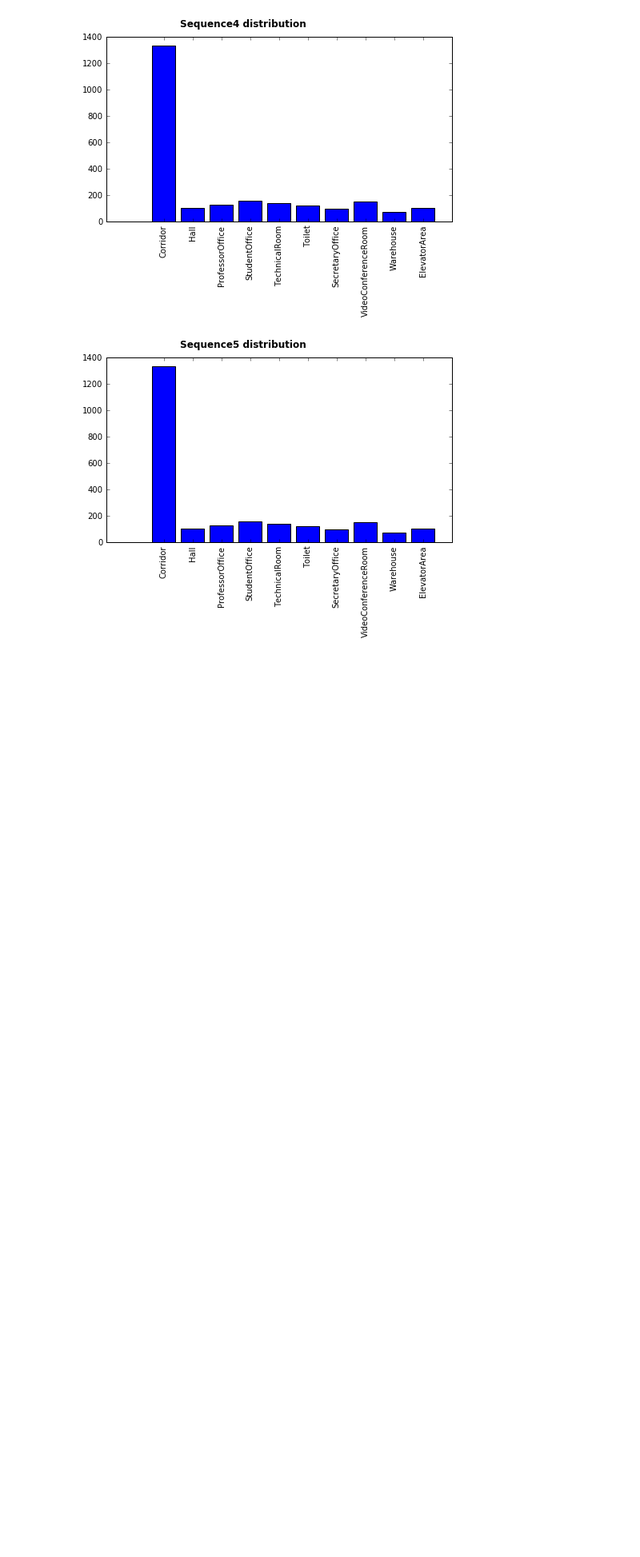
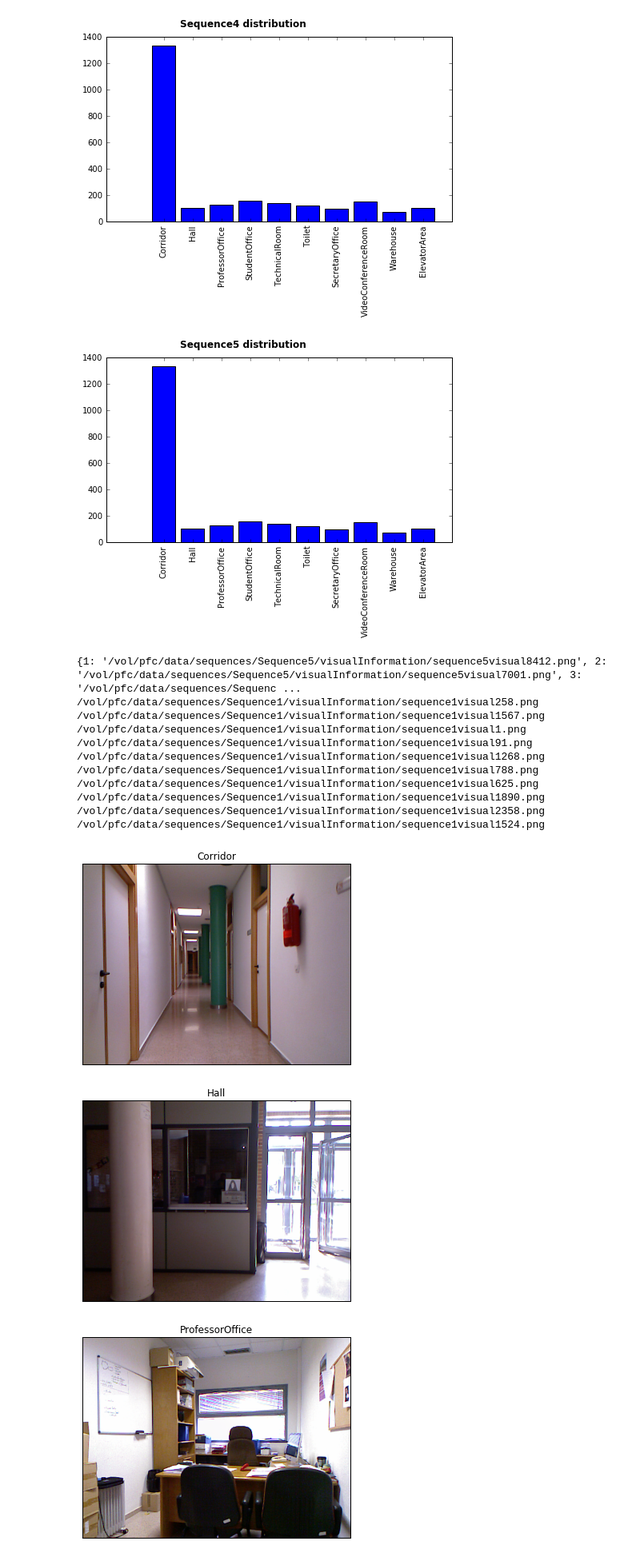
Before and after one commit to q3luis/pfc, a Jupyter notebook: notebooks/Vidrilo Statist.ipynb, the cells around one changed output. Shown at 80% size. Saved outputs shown, nothing was run; the diff lists cells and outputs as text; code cells hidden in the pictures; blank space fills up the shorter version.

```diff
--- a/notebooks/Vidrilo Statist.ipynb
+++ b/notebooks/Vidrilo Statist.ipynb
@@ -64,3 +64,62 @@ for seq in secuences:
 [figure]
 [figure]
 [figure]
+# %%
+path="/vol/pfc/data/datasets/Sequence5"
+
+d = dict()
+
+for i in smpl._load_file(path):
+
+    if i[1] not in d:
+        d[int(i[1])]=i[0]
+
+print d
+#od = collections.OrderedDict(sorted(d.items()))
+#print od
+#data=[int(i[1]) for i in smpl._load_file(path)]
+
+import matplotlib.image as mpimg
+
+d=["/vol/pfc/data/sequences/Sequence1/visualInformation/sequence1visual258.png",
+ "/vol/pfc/data/sequences/Sequence1/visualInformation/sequence1visual1567.png",
+  "/vol/pfc/data/sequences/Sequence1/visualInformation/sequence1visual1.png",
+  "/vol/pfc/data/sequences/Sequence1/visualInformation/sequence1visual91.png",
+  "/vol/pfc/data/sequences/Sequence1/visualInformation/sequence1visual1268.png",
+  "/vol/pfc/data/sequences/Sequence1/visualInformation/sequence1visual788.png",
+  "/vol/pfc/data/sequences/Sequence1/visualInformation/sequence1visual625.png",
+  "/vol/pfc/data/sequences/Sequence1/visualInformation/sequence1visual1890.png",
+  "/vol/pfc/data/sequences/Sequence1/visualInformation/sequence1visual2358.png",
+  "/vol/pfc/data/sequences/Sequence1/visualInformation/sequence1visual1524.png"]
+#  3
+#   4
+#  5
+#  6
+#  7
+#  8
+#  9
+#  10
+#/vol/pfc/data/sequences/Sequence1/visualInformation/sequence1visual1885.png
+for i in range(0,len(d)):
+    fig =plt.figure(figsize=(6,6 ))
+    print d[i]
+    image = mpimg.imread(d[i])
+    fig=plt.imshow(image)
+    plt.title(class_labels[i])
+    fig.axes.get_xaxis().set_visible(False)
+    fig.axes.get_yaxis().set_visible(False)
+# %% [output]
+{1: '/vol/pfc/data/sequences/Sequence5/visualInformation/sequence5visual8412.png', 2: '/vol/pfc/data/sequences/Sequence5/visualInformation/sequence5visual7001.png', 3: '/vol/pfc/data/sequences/Sequenc ...
+/vol/pfc/data/sequences/Sequence1/visualInformation/sequence1visual258.png
+/vol/pfc/data/sequences/Sequence1/visualInformation/sequence1visual1567.png
+/vol/pfc/data/sequences/Sequence1/visualInformation/sequence1visual1.png
+/vol/pfc/data/sequences/Sequence1/visualInformation/sequence1visual91.png
+/vol/pfc/data/sequences/Sequence1/visualInformation/sequence1visual1268.png
+/vol/pfc/data/sequences/Sequence1/visualInformation/sequence1visual788.png
+/vol/pfc/data/sequences/Sequence1/visualInformation/sequence1visual625.png
+/vol/pfc/data/sequences/Sequence1/visualInformation/sequence1visual1890.png
+/vol/pfc/data/sequences/Sequence1/visualInformation/sequence1visual2358.png
+/vol/pfc/data/sequences/Sequence1/visualInformation/sequence1visual1524.png
+[figure, added]
+[figure, added]
+[figure, added]
```
Also changed, not shown: parts of 1 cell of this notebook, 4 other files.
